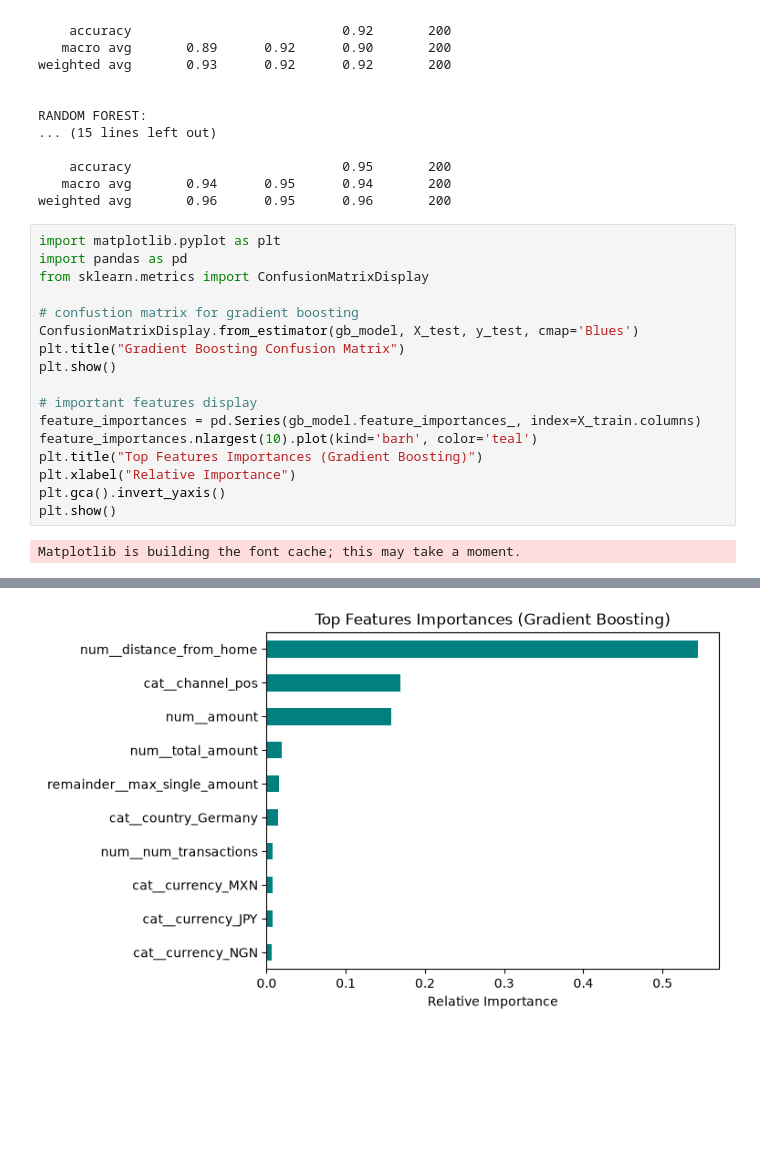
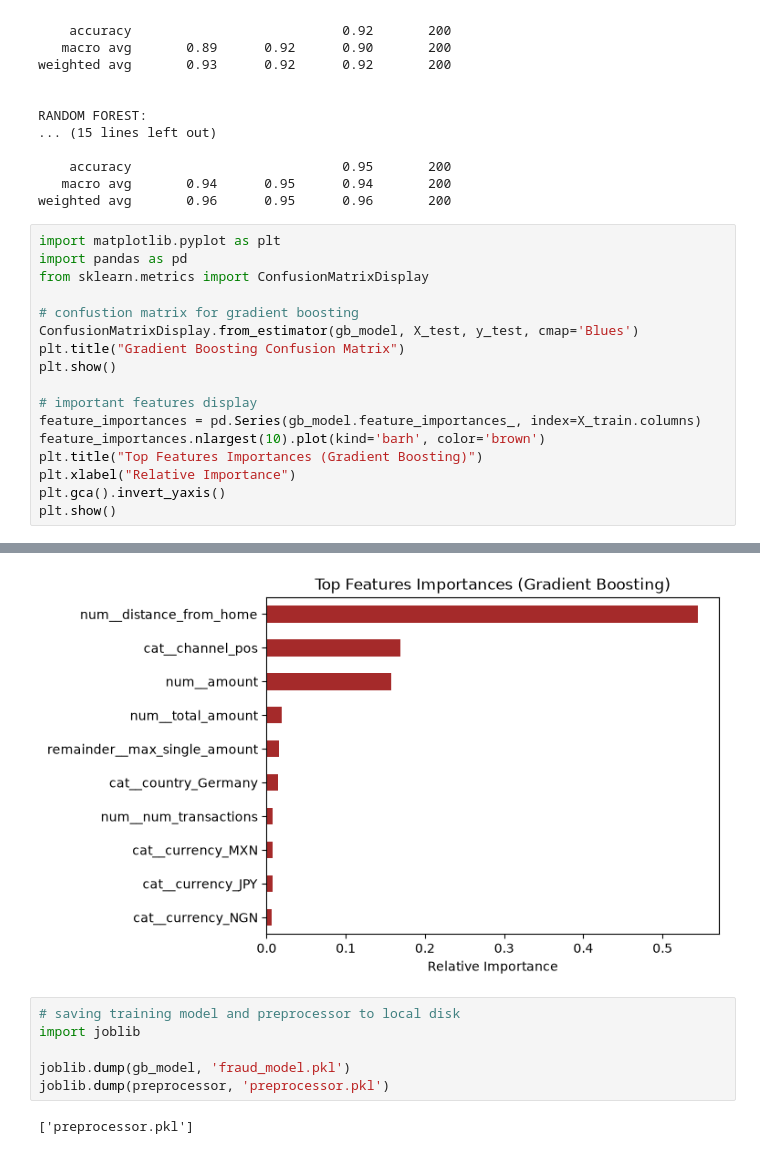
Before and after one commit to xskexn/Personal-Expense-Categoriser, a Jupyter notebook: explorations/exploration.ipynb, the cells around one changed output, grey strips where cells are left out. Drawn from its saved outputs; the diff is of its cells as text; blank space fills up the shorter version.

Commit message:
saving pipeline obj using joblib

```diff
--- a/explorations/exploration.ipynb
+++ b/explorations/exploration.ipynb
@@ -209,21 +209,28 @@ weighted avg       0.96      0.95      0.96       200
 # %%
 import matplotlib.pyplot as plt
 import pandas as pd
 from sklearn.metrics import ConfusionMatrixDisplay
 
 # confustion matrix for gradient boosting
 ConfusionMatrixDisplay.from_estimator(gb_model, X_test, y_test, cmap='Blues')
 plt.title("Gradient Boosting Confusion Matrix")
 plt.show()
 
 # important features display
 feature_importances = pd.Series(gb_model.feature_importances_, index=X_train.columns)
-feature_importances.nlargest(10).plot(kind='barh', color='teal')
+feature_importances.nlargest(10).plot(kind='barh', color='brown')
 plt.title("Top Features Importances (Gradient Boosting)")
 plt.xlabel("Relative Importance")
 plt.gca().invert_yaxis()
 plt.show()
 # %% [output]
-Matplotlib is building the font cache; this may take a moment.
 [figure]
-[figure, old version]
+[figure, new version]
+# %%
+# saving training model and preprocessor to local disk
+import joblib
+
+joblib.dump(gb_model, 'fraud_model.pkl')
+joblib.dump(preprocessor, 'preprocessor.pkl')
+# %% [output]
+['preprocessor.pkl']
```
Also changed, not shown: 4 other files.
